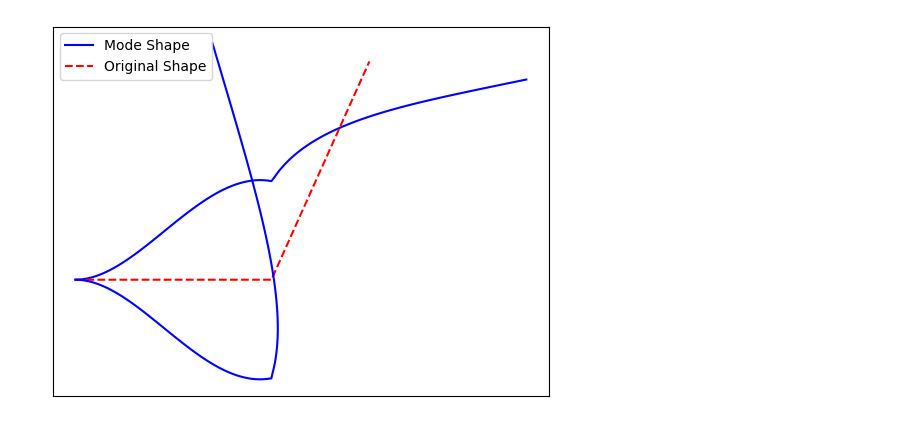
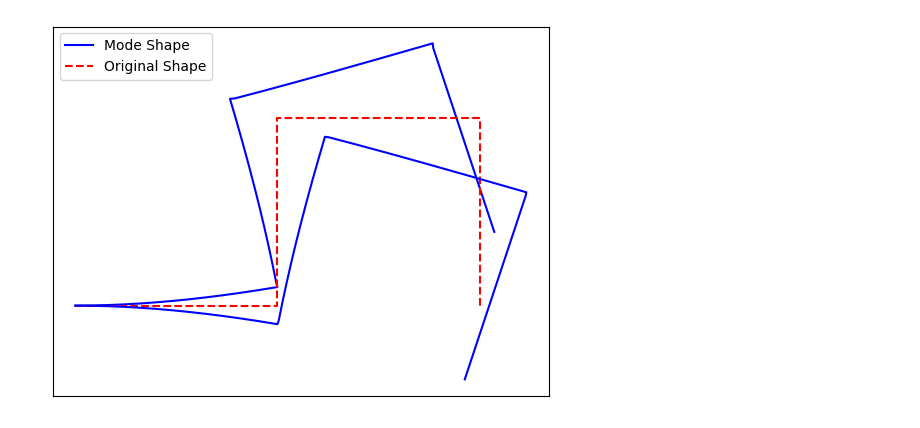
Before and after one commit to Manofmomo/AcousticAnalyser, a Jupyter notebook: test_notebook.ipynb, the cells around one changed output. Drawn from its saved outputs; the diff is of its cells as text; code cells hidden in the pictures.

Commit message:
Fixed >2 member mode shape

```diff
--- a/test_notebook.ipynb
+++ b/test_notebook.ipynb
@@ -30,4 +34,4 @@ Determinant: (1.4630498162845496e-13-5.6306930045641503e-14j)
 # %%
-_ = test_frame.get_mode_shape(natural_freq=46.611)
+_ = test_frame.get_mode_shape(natural_freq=4.428)
 # %% [output]
-[figure, old version]
+[figure, new version]
```
Also changed, not shown: parts of 5 cells of this notebook, 3 other files.
